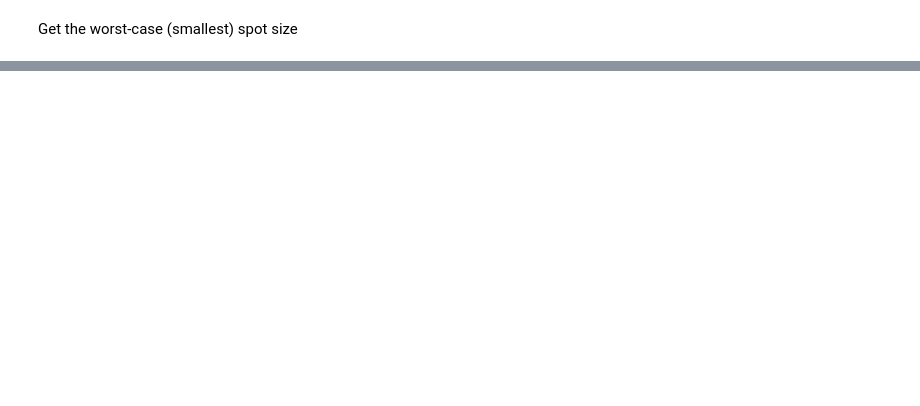
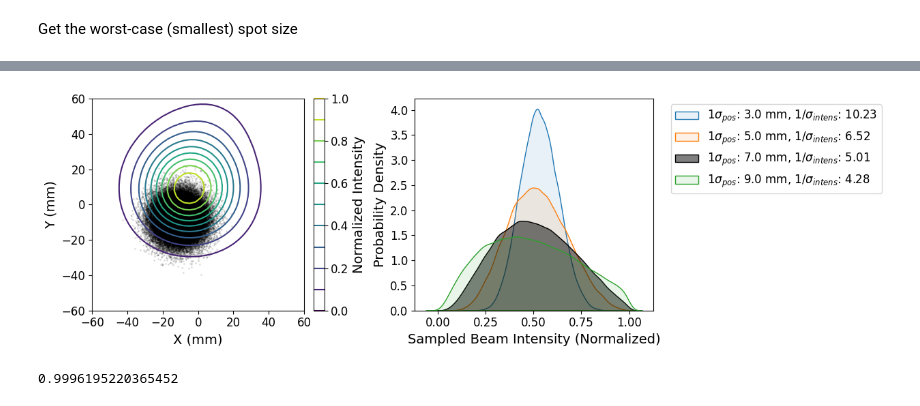
Before and after one commit to evanmayer/hotspot, a Jupyter notebook: verification/fresnel_zemax/post_process.ipynb, the cells around one changed output, grey strips where cells are left out. Cells and saved outputs as stored; diff of their text form; code cells hidden in the pictures; blank space fills up the shorter version.

```diff
--- a/verification/fresnel_zemax/post_process.ipynb
+++ b/verification/fresnel_zemax/post_process.ipynb
@@ -74,0 +136,78 @@ P2_to_P1_config_3_field_8_results.npz 0.06135409275279794
+# %%
+from scipy.interpolate import RegularGridInterpolator
+from scipy.stats import iqr
+import seaborn as sns
+
+scale = 1e3 # m to mm
+
+center = [
+    largest_grad_xx[largest_grad_iy, largest_grad_ix] * scale,
+    largest_grad_yy[largest_grad_iy, largest_grad_ix] * scale,
+]
+
+fig, axes = plt.subplots(nrows=1, ncols=2, figsize=(12,4))
+im = axes[0].contour(largest_grad_xx*scale, largest_grad_yy*scale, largest_grad_int/largest_grad_int.max(), levels=11)
+cb = plt.colorbar(
+    im,
+    fraction=0.046,
+    pad=0.04,
+    ax=axes[0],
+)
+cb.set_label('Normalized Intensity', fontsize=14)
+cb.ax.tick_params(labelsize=12)
+zoom = 5 / scale
+axes[0].set_xlim(largest_grad_xx.min() / zoom, largest_grad_xx.max() / zoom)
+axes[0].set_ylim(largest_grad_yy.min() / zoom, largest_grad_yy.max() / zoom)
+axes[0].set_aspect('equal')
+axes[0].tick_params(labelsize=12)
+axes[0].set_xlabel('X (mm)', fontsize=14)
+axes[0].set_ylabel('Y (mm)', fontsize=14)
+
+axes[1].tick_params(labelsize=12)
+axes[1].set_xlabel('Sampled Beam Intensity (Normalized)', fontsize=14)
+axes[1].set_ylabel('Probability Density', fontsize=14)
+
+# Estimate the SNR for an array of Gaussian jitters about the point of highest gradient.
+N = int(1e5)
+rng = np.random.default_rng(seed=77777)
+jitter_sigmas = np.array([3e-3, 5e-3, 7e-3, 9e-3]) * scale #np.logspace(-2.2, -2, num=10) * scale
+peak = largest_grad_int.max()
+for sigma in jitter_sigmas:
+    cov = np.eye(2, dtype=float) * (sigma ** 2)
+    x, y = rng.multivariate_normal(center, cov, size=N).T
+    # sample the beam at each point to get a distribution of intensities
+    x_arr = largest_grad_xx[0,:] * scale
+    y_arr = largest_grad_yy[:,0] * scale
+    interp = RegularGridInterpolator((x_arr, y_arr), largest_grad_int)
+    pts = np.vstack([x,y]).T
+    out = interp(pts) / peak
+    out_iqr = iqr(out)
+
+    # print(out.std(), out_iqr)
+
+    if abs(sigma - 7e-3 * scale) < np.finfo(float).eps:
+        alpha=0.5
+        color='k'
+        axes[0].scatter(x,y, s=1, alpha=.1, color=color, zorder=0)
+    else:
+        alpha=0.1
+        color=None
+    sns.kdeplot(
+        out,
+        fill=True,
+        alpha=alpha,
+        ax=axes[1],
+        color=color,
+        label=f'1$\sigma_{{pos}}$: {sigma:.1f} mm, 1/$\sigma_{{intens}}$: {1/out.std():.2f}'
+    )#, Peak/iqr: {1/out_iqr}')
+
+axes[1].legend(bbox_to_anchor=(1.05, 1.0), fontsize=12, loc='upper left')
+fig.tight_layout()
+fig.savefig('/home/evanmayer/Documents/writing/papers/mirror_mapper/repeatability_pdf.png', bbox_inches='tight', dpi=150)
+# %% [output]
+[figure, added]
+# %%
+vals = rng.standard_normal(size=N)
+vals.std()
+# %% [output]
+0.9996195220365452
```
Also changed, not shown: parts of 4 cells of this notebook, 4 other files.
